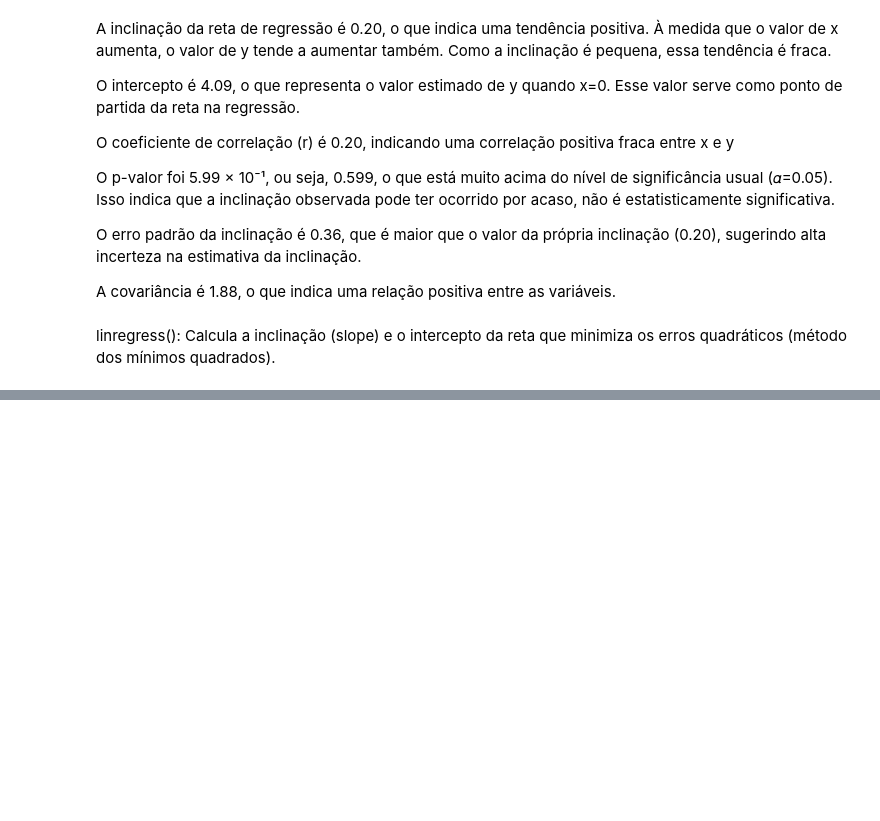
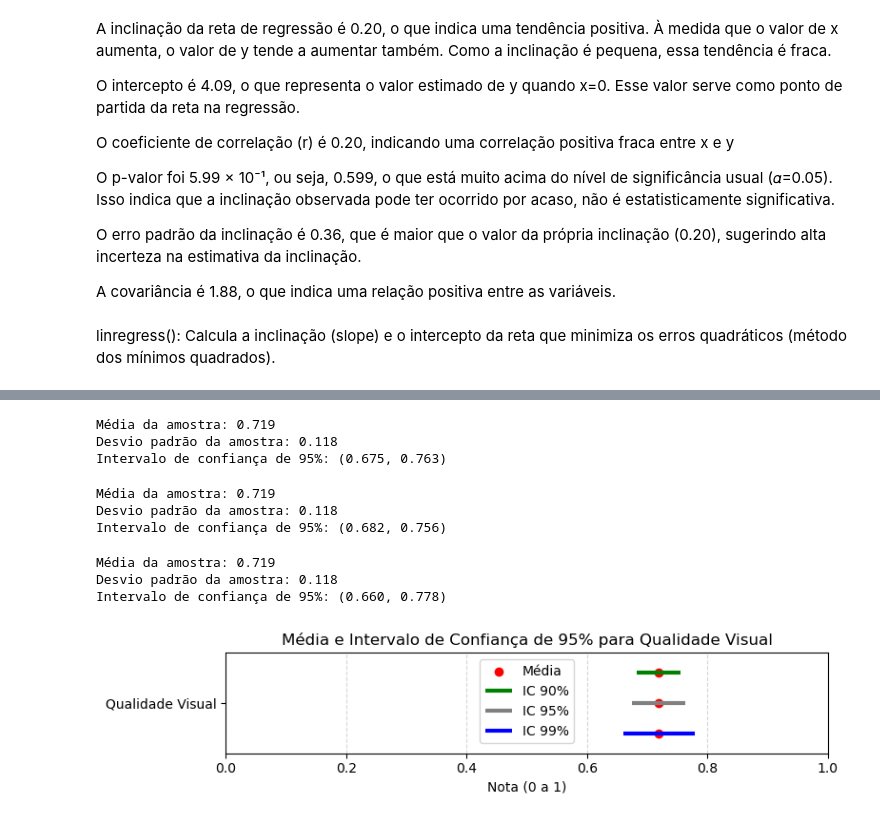
Before and after one commit to nata050818/Fundamentos-de-Intelig-ncia-Computacional-e-Ci-ncia-de-Dados, a Jupyter notebook: Atividade 4/Atividade_4.ipynb, the cells around one changed output, grey strips where cells are left out. Cells and saved outputs as stored; diff of their text form; code cells hidden in the pictures; blank space fills up the shorter version.

Commit message:
B: Estimando um Intervalo de Confiança para a Média
calculando intervalor de confiança para 95%.

Adicionado os intervalos para 90% e 99%.

```diff
--- a/Atividade 4/Atividade_4.ipynb
+++ b/Atividade 4/Atividade_4.ipynb
@@ -151,0 +184,52 @@ linregress(): Calcula a inclinação (slope) e o intercepto da reta que minimiza
+# %%
+# 95%
+níveis_de_confiança_1 = calcular_intervalo_confianca(amostra, nivel_confianca=0.975)
+# %% [output]
+Média da amostra: 0.719
+Desvio padrão da amostra: 0.118
+Intervalo de confiança de 95%: (0.675, 0.763)
+# %%
+# 90%
+níveis_de_confiança_2 = calcular_intervalo_confianca(amostra, nivel_confianca=0.95)
+# %% [output]
+Média da amostra: 0.719
+Desvio padrão da amostra: 0.118
+Intervalo de confiança de 95%: (0.682, 0.756)
+# %%
+# 99%
+níveis_de_confiança_3 = calcular_intervalo_confianca(amostra, nivel_confianca=0.995)
+# %% [output]
+Média da amostra: 0.719
+Desvio padrão da amostra: 0.118
+Intervalo de confiança de 95%: (0.660, 0.778)
+# %%
+plt.figure(figsize=(8, 2))
+
+y_val = 1  # posição fixa no eixo y para representar a qualidade visual
+
+# Média como ponto
+plt.scatter(media, y_val, color='red', label='Média')
+
+plt.scatter(media, y_val*1.3, color='red')
+plt.hlines(y=y_val*1.3, xmin=níveis_de_confiança_2[0], xmax=níveis_de_confiança_2[1], colors='green', linewidth=3, label='IC 90%')
+
+# Linha do intervalo de confiança
+plt.hlines(y=y_val, xmin=níveis_de_confiança_1[0], xmax=níveis_de_confiança_1[1], colors='gray', linewidth=3, label='IC 95%')
+
+plt.scatter(media, y_val*0.7, color='red')
+plt.hlines(y=y_val*0.7, xmin=níveis_de_confiança_3[0], xmax=níveis_de_confiança_3[1], colors='blue', linewidth=3, label='IC 99%')
+
+
+# Ajustes do gráfico
+plt.yticks([y_val], ['Qualidade Visual'])
+plt.xlabel('Nota (0 a 1)')
+plt.title('Média e Intervalo de Confiança de 95% para Qualidade Visual')
+plt.xlim(0, 1)
+plt.ylim(0.5, 1.5)
+plt.legend(loc='upper center')
+plt.grid(axis='x', linestyle='--', alpha=0.5)
+
+plt.tight_layout()
+plt.show()
+# %% [output]
+[figure, added]
```
Also changed, not shown: parts of 2 cells of this notebook.
